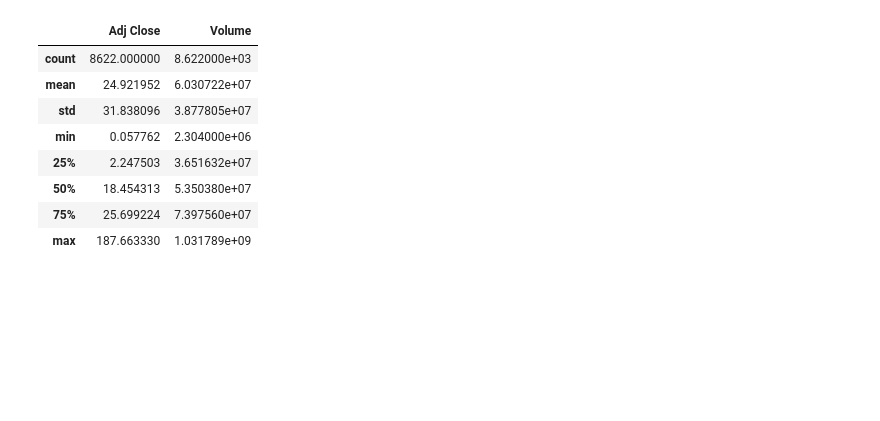
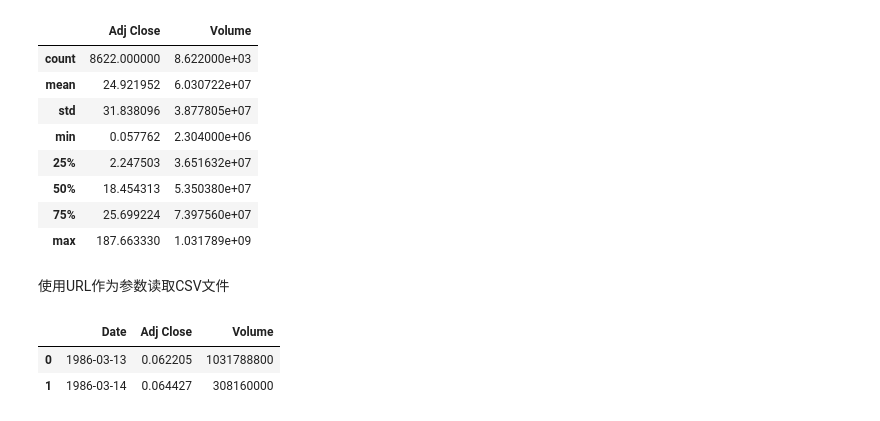
Before and after one commit to W2625/python-for-excel, a Jupyter notebook: part_5.ipynb, the cells around one changed output. Saved outputs shown, nothing was run; the diff lists cells and outputs as text; code cells hidden in the pictures; blank space fills up the shorter version.

```diff
--- a/part_5.ipynb
+++ b/part_5.ipynb
@@ -1058,3 +1042,14 @@ msft.loc[:, ["Adj Close", "Volume"]].describe()
 | 50% | 18.454313 | 5.350380e+07 |
 | 75% | 25.699224 | 7.397560e+07 |
 | max | 187.663330 | 1.031789e+09 |
+# %% [markdown]
+使用URL作为参数读取CSV文件
+# %%
+url = "https://raw.githubusercontent.com/W2625/python-for-excel/master/csv/MSFT.csv"
+msft = pd.read_csv(url)
+# %%
+msft.loc[:, ["Date", "Adj Close", "Volume"]].head(2)
+# %% [output]
+|  | Date | Adj Close | Volume |
+| 0 | 1986-03-13 | 0.062205 | 1031788800 |
+| 1 | 1986-03-14 | 0.064427 | 308160000 |
```
Also changed, not shown: parts of 6 cells of this notebook.
